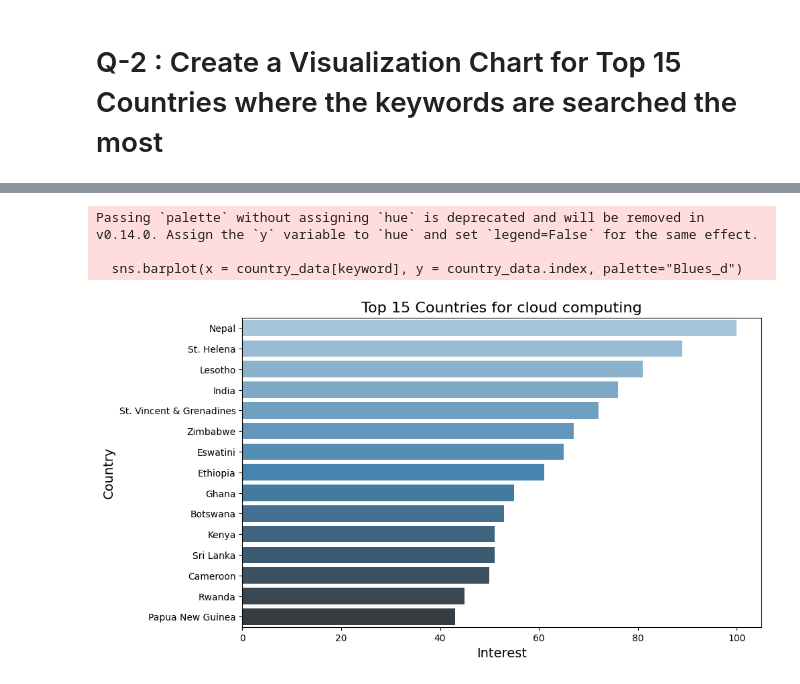
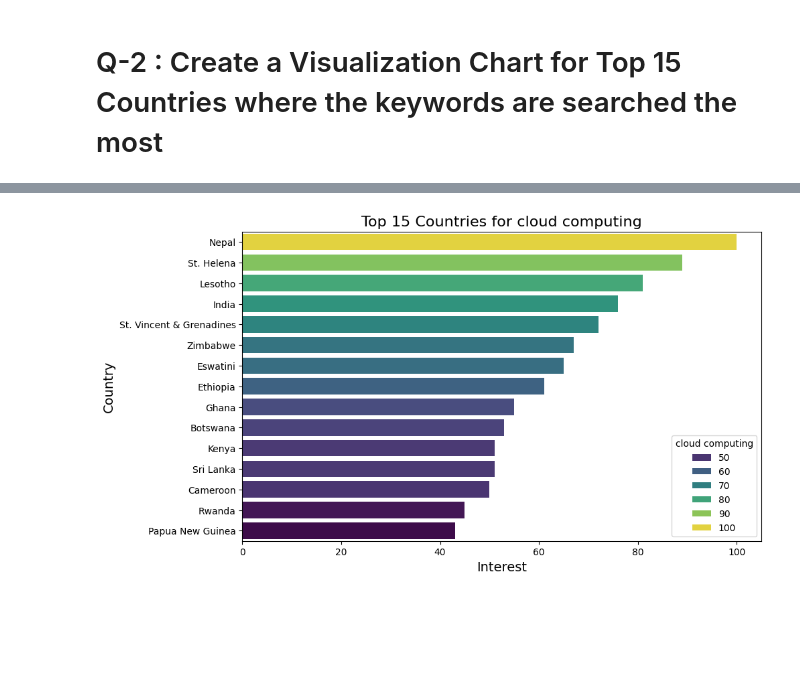
Before and after one commit to Vanshaj14Mohan/Google-Data-Analysis, a Jupyter notebook: Files/main.ipynb, the cells around one changed output, grey strips where cells are left out. Cells and saved outputs as stored; diff of their text form; code cells hidden in the pictures; blank space fills up the shorter version.

```diff
--- a/Files/main.ipynb
+++ b/Files/main.ipynb
@@ -113,13 +113,10 @@ Rwanda                                 45
 Papua New Guinea                       43
 # %%
 plt.figure(figsize=(10,6))
-sns.barplot(x = country_data[keyword], y = country_data.index, palette="Blues_d")
+sns.barplot(x = country_data[keyword], y = country_data.index,  hue=country_data[keyword],palette="viridis", dodge=False)
 plt.title(f'Top 15 Countries for {keyword}', fontsize=16)
 plt.xlabel('Interest', fontsize=14)
 plt.ylabel('Country', fontsize=14)
 plt.show()
 # %% [output]
-Passing `palette` without assigning `hue` is deprecated and will be removed in v0.14.0. Assign the `y` variable to `hue` and set `legend=False` for the same effect.
-
-  sns.barplot(x = country_data[keyword], y = country_data.index, palette="Blues_d")
-[figure, old version]
+[figure, new version]
```
